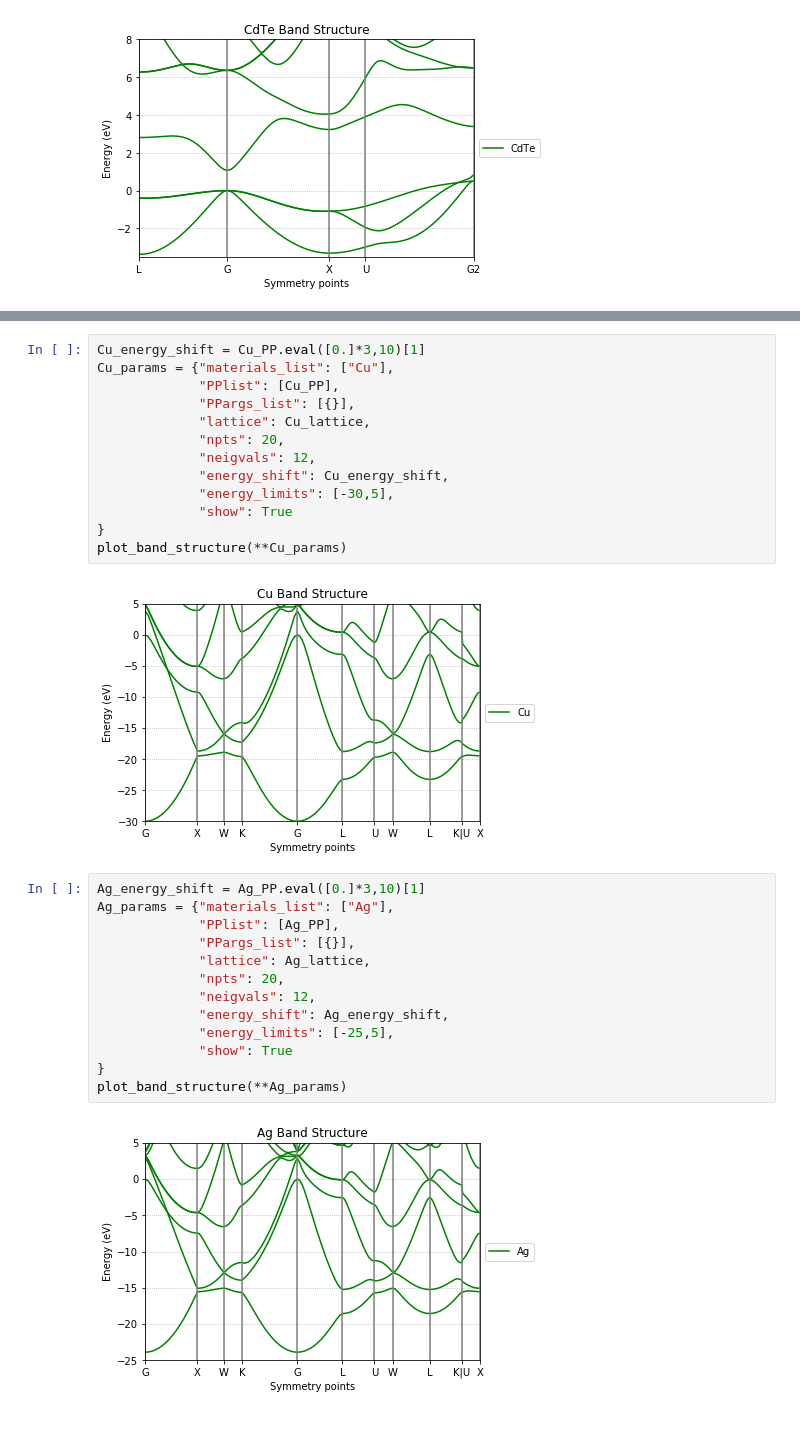
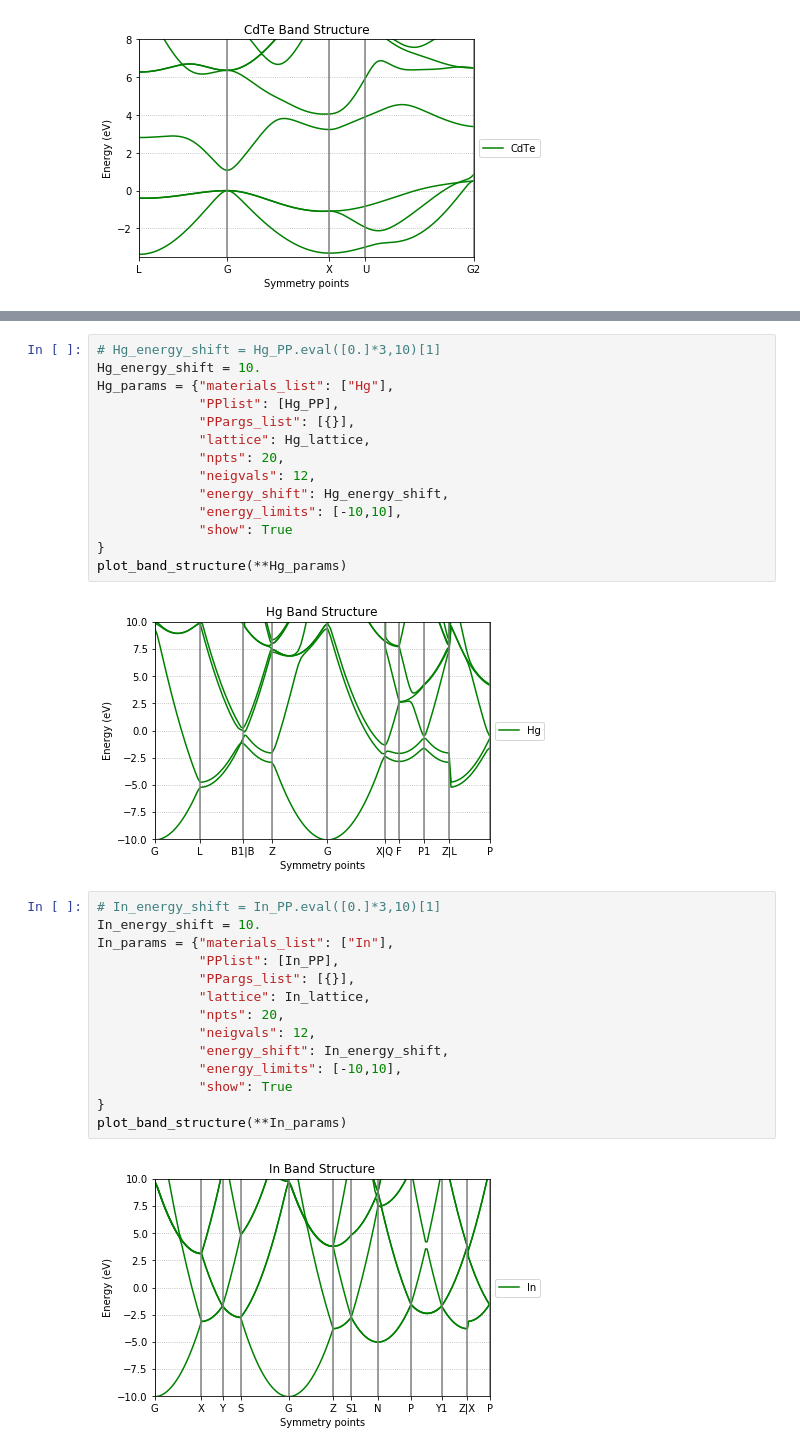
Before and after one commit to jerjorg/bzi_3D, a Jupyter notebook: notebooks/PP Plots.ipynb, the cells around one changed output, grey strips where cells are left out. Drawn from its saved outputs; the diff is of its cells as text.

```diff
--- a/notebooks/PP Plots.ipynb
+++ b/notebooks/PP Plots.ipynb
@@ -310,31 +437,33 @@ plot_band_structure(**Cs_params)
 # %%
-Cu_energy_shift = Cu_PP.eval([0.]*3,10)[1]
-Cu_params = {"materials_list": ["Cu"],
-             "PPlist": [Cu_PP],
+# Hg_energy_shift = Hg_PP.eval([0.]*3,10)[1]
+Hg_energy_shift = 10.
+Hg_params = {"materials_list": ["Hg"],
+             "PPlist": [Hg_PP],
              "PPargs_list": [{}],
-             "lattice": Cu_lattice,
+             "lattice": Hg_lattice,
              "npts": 20,
              "neigvals": 12,
-             "energy_shift": Cu_energy_shift,
-             "energy_limits": [-30,5],
+             "energy_shift": Hg_energy_shift,
+             "energy_limits": [-10,10],
              "show": True
 }
-plot_band_structure(**Cu_params)
+plot_band_structure(**Hg_params)
 # %% [output]
-[figure, old version]
+[figure, new version]
 # %%
-Ag_energy_shift = Ag_PP.eval([0.]*3,10)[1]
-Ag_params = {"materials_list": ["Ag"],
-             "PPlist": [Ag_PP],
+# In_energy_shift = In_PP.eval([0.]*3,10)[1]
+In_energy_shift = 10.
+In_params = {"materials_list": ["In"],
+             "PPlist": [In_PP],
              "PPargs_list": [{}],
-             "lattice": Ag_lattice,
+             "lattice": In_lattice,
              "npts": 20,
              "neigvals": 12,
-             "energy_shift": Ag_energy_shift,
-             "energy_limits": [-25,5],
+             "energy_shift": In_energy_shift,
+             "energy_limits": [-10,10],
              "show": True
 }
-plot_band_structure(**Ag_params)
+plot_band_structure(**In_params)
 # %% [output]
-[figure, old version]
+[figure, new version]
 # %%
```
Also changed, not shown: parts of 18 cells of this notebook, 10 other files.
